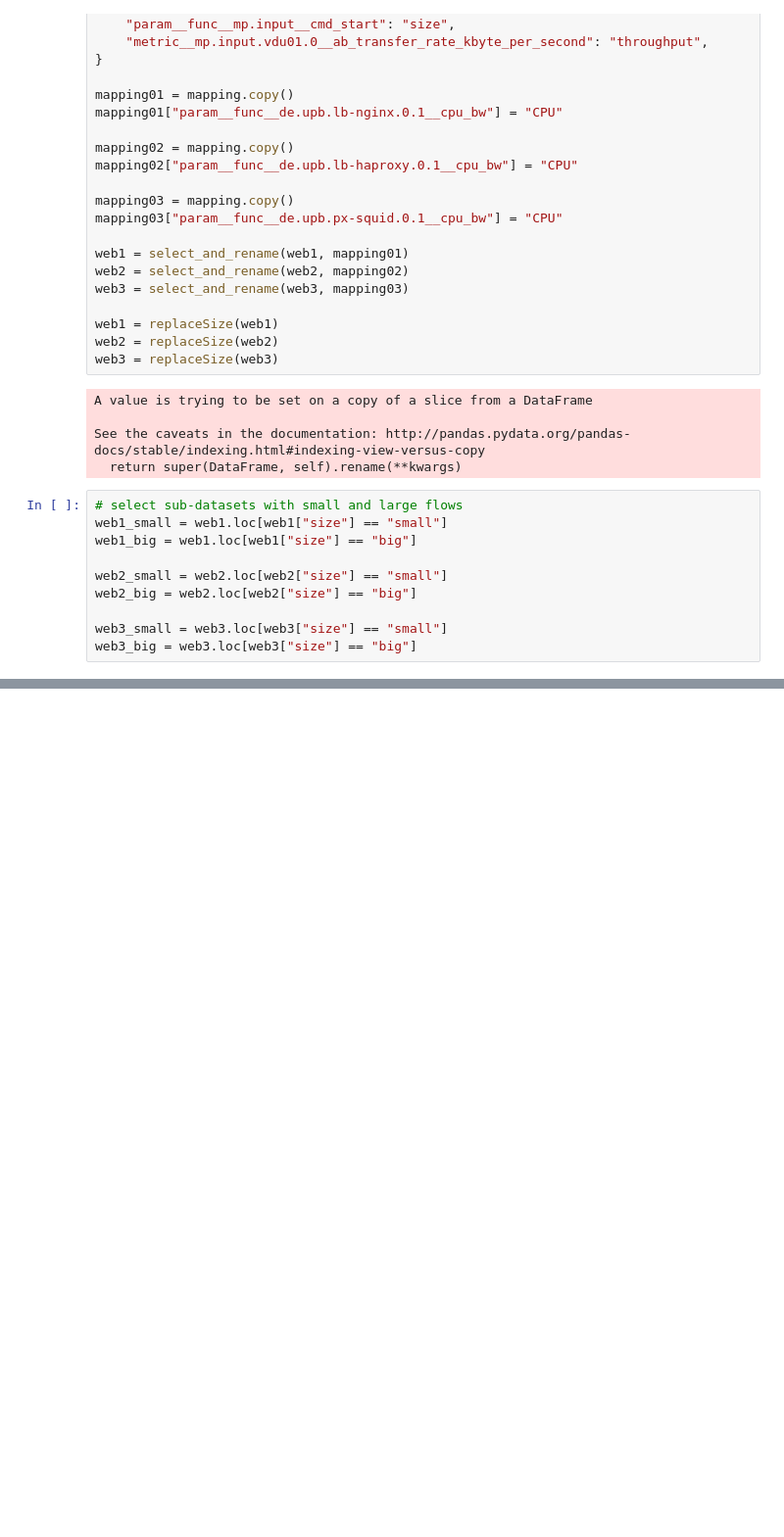
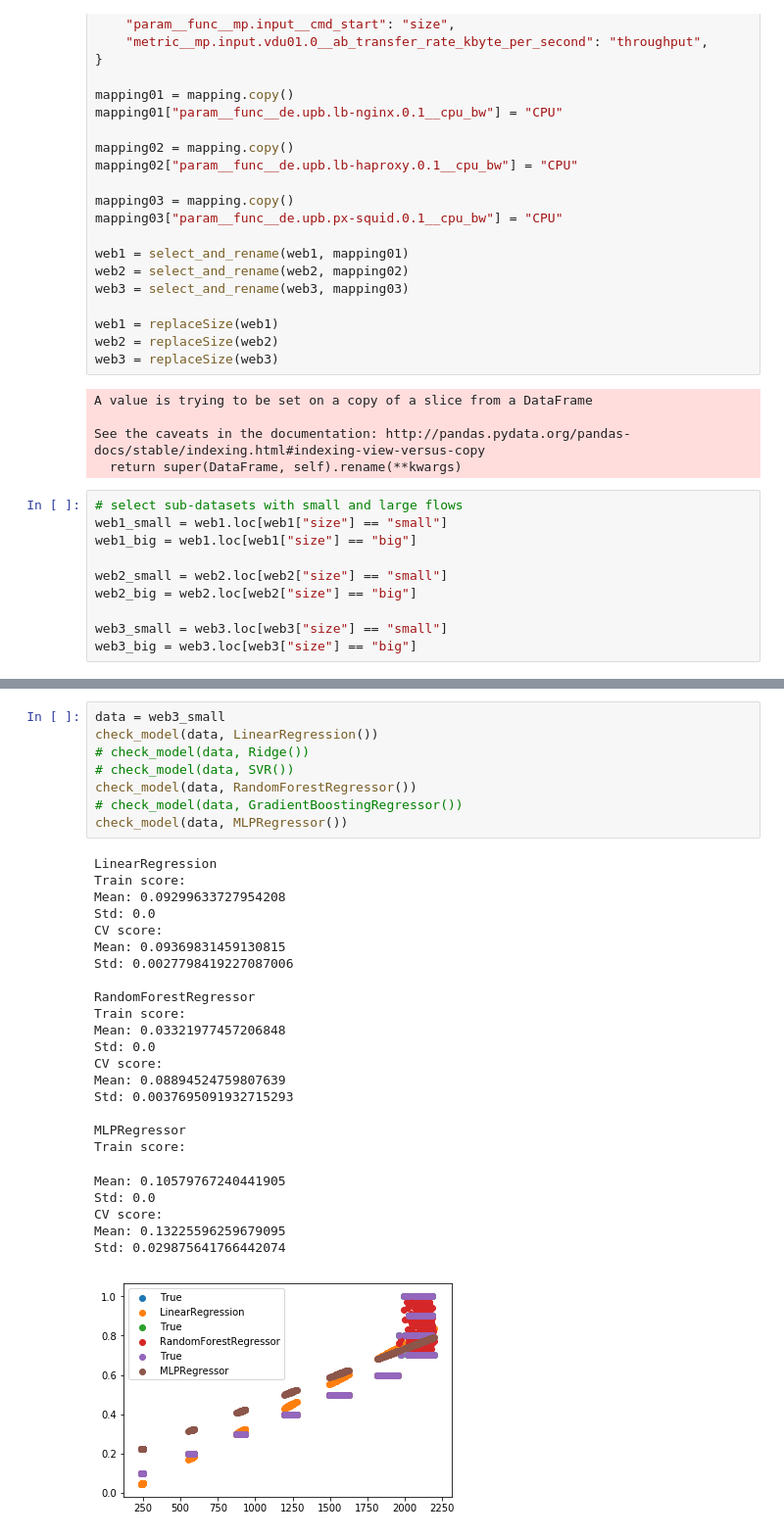
Before and after one commit to stefanbschneider/NFV_ML_Dev, a Jupyter notebook: Paper/visualize_vnf_web.ipynb, the cells around one changed output, grey strips where cells are left out. Shown at 98% size. Cells and saved outputs as stored; diff of their text form; blank space fills up the shorter version.

Commit message:
started testing diff models on web

```diff
--- a/Paper/visualize_vnf_web.ipynb
+++ b/Paper/visualize_vnf_web.ipynb
@@ -108,0 +134,33 @@ sns.scatterplot(web3_big['throughput'], web3_big['CPU'])
+# %%
+data = web3_small
+check_model(data, LinearRegression())
+# check_model(data, Ridge())
+# check_model(data, SVR())
+check_model(data, RandomForestRegressor())
+# check_model(data, GradientBoostingRegressor())
+check_model(data, MLPRegressor())
+# %% [output]
+LinearRegression
+Train score:
+Mean: 0.09299633727954208
+Std: 0.0
+CV score:
+Mean: 0.09369831459130815
+Std: 0.0027798419227087006
+
+RandomForestRegressor
+Train score:
+Mean: 0.03321977457206848
+Std: 0.0
+CV score:
+Mean: 0.08894524759807639
+Std: 0.0037695091932715293
+
+MLPRegressor
+Train score:
+Mean: 0.10579767240441905
+Std: 0.0
+CV score:
+Mean: 0.13225596259679095
+Std: 0.029875641766442074
+[figure, added]
```
Also changed, not shown: parts of 9 cells of this notebook, 4 other files.
